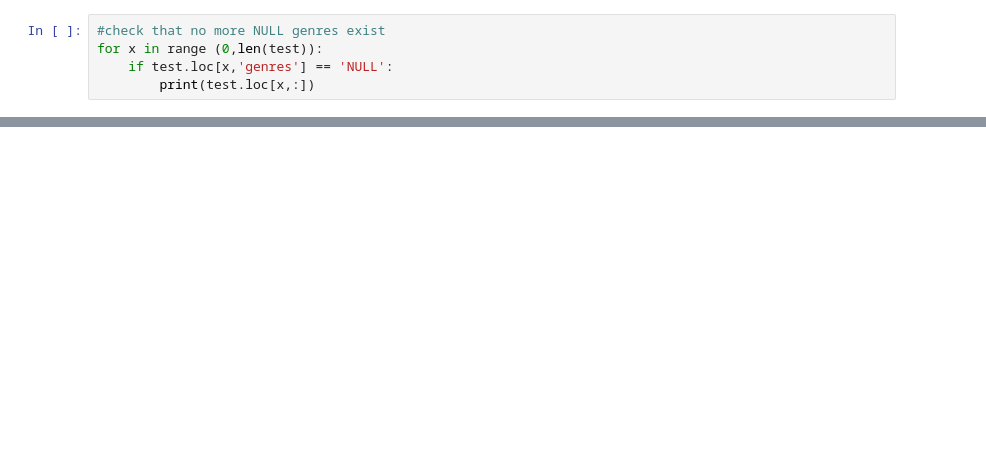
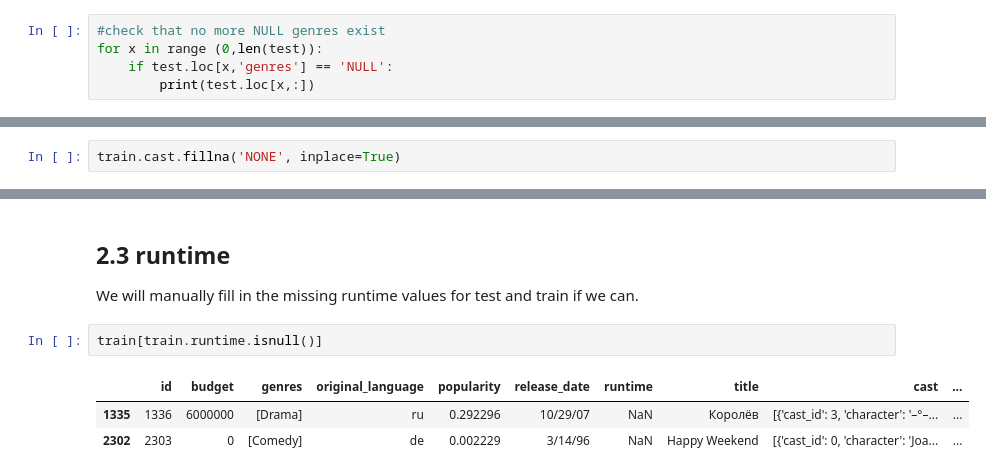
Before and after one commit to harryarthur/TMDB-Box-Office-Prediction, a Jupyter notebook: TMDB-Box-Office-Predictions.ipynb, the cells around one changed output, grey strips where cells are left out. Cells and saved outputs as stored; diff of their text form; blank space fills up the shorter version.

```diff
--- a/TMDB-Box-Office-Predictions.ipynb
+++ b/TMDB-Box-Office-Predictions.ipynb
@@ -354,0 +325,2 @@ dtype: int64
+# %%
+train.cast.fillna('NONE', inplace=True)
@@ -354,0 +356,9 @@ dtype: int64
+# %% [markdown]
+## 2.3 runtime
+We will manually fill in the missing runtime values for test and train if we can.
+# %%
+train[train.runtime.isnull()]
+# %% [output]
+|  | id | budget | genres | original_language | popularity | release_date | runtime | title | cast | ... |
+| 1335 | 1336 | 6000000 | [Drama] | ru | 0.292296 | 10/29/07 | NaN | Королёв | [{'cast_id': 3, 'character': '–°–... | ... |
+| 2302 | 2303 | 0 | [Comedy] | de | 0.002229 | 3/14/96 | NaN | Happy Weekend | [{'cast_id': 0, 'character': 'Joa... | ... |
```
Also changed, not shown: parts of 35 cells of this notebook.
